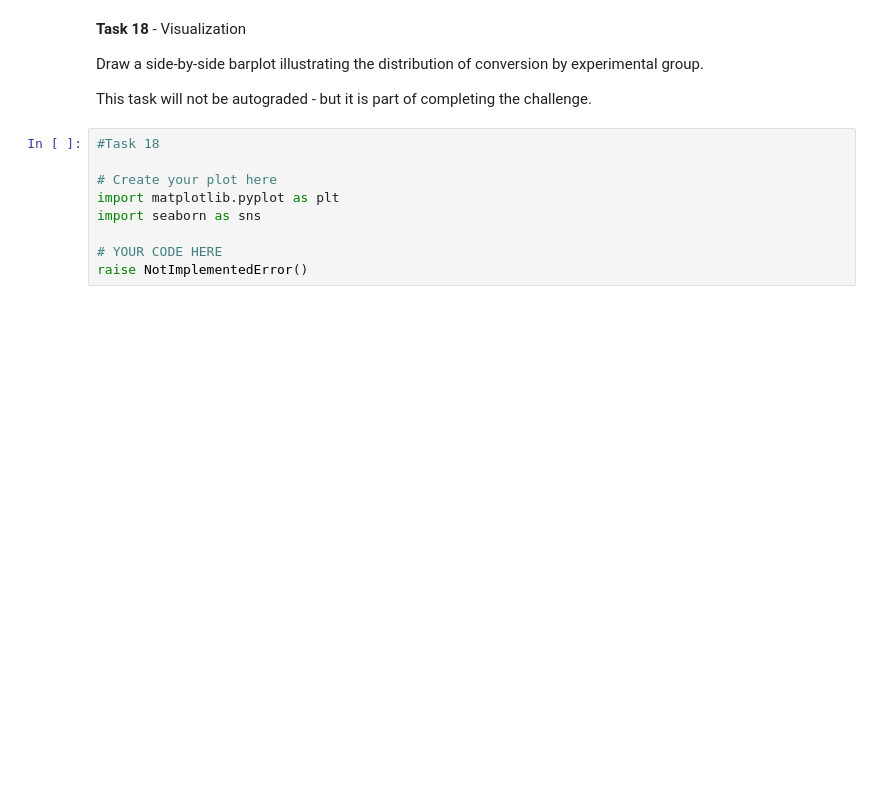
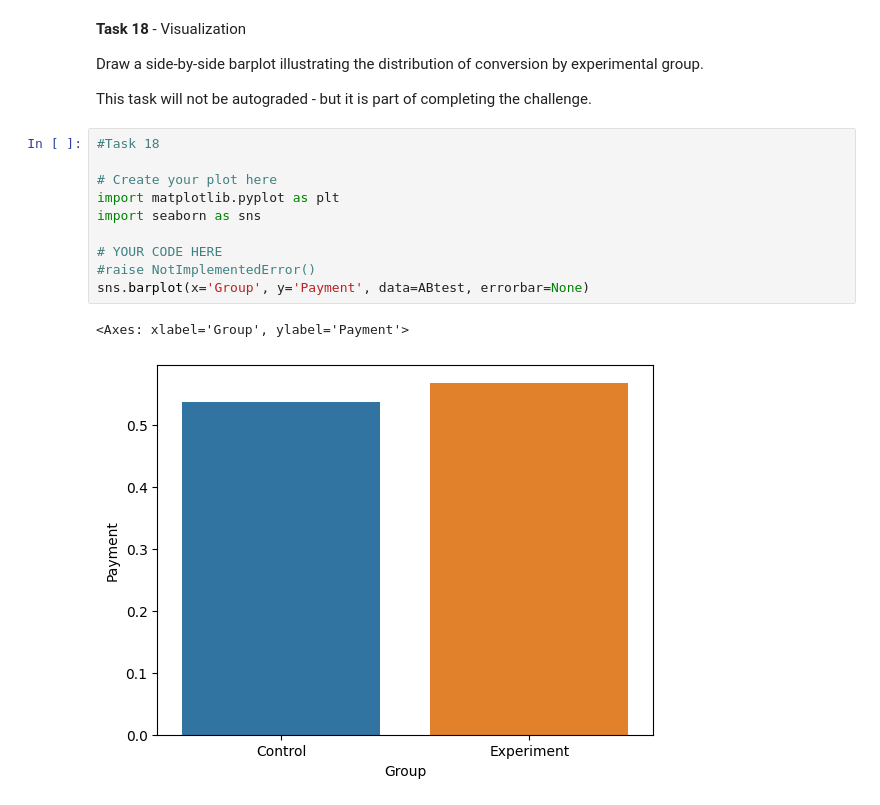
Before and after one commit to sikoh/DS-Statistics, a Jupyter notebook: Sprint -Challenge/DS_SprintChallenge_StatisticalTestsAndExperiments.ipynb, the cells around one changed output. Cells and saved outputs as stored; diff of their text form; blank space fills up the shorter version.

```diff
--- a/Sprint -Challenge/DS_SprintChallenge_StatisticalTestsAndExperiments.ipynb
+++ b/Sprint -Challenge/DS_SprintChallenge_StatisticalTestsAndExperiments.ipynb
@@ -458,9 +593,13 @@ This task will not be autograded - but it is part of completing the challenge.
 # %%
 #Task 18
 
 # Create your plot here
 import matplotlib.pyplot as plt
 import seaborn as sns
 
 # YOUR CODE HERE
-raise NotImplementedError()
+#raise NotImplementedError()
+sns.barplot(x='Group', y='Payment', data=ABtest, errorbar=None)
+# %% [output]
+<Axes: xlabel='Group', ylabel='Payment'>
+[figure, added]
```
Also changed, not shown: parts of 29 cells of this notebook.
